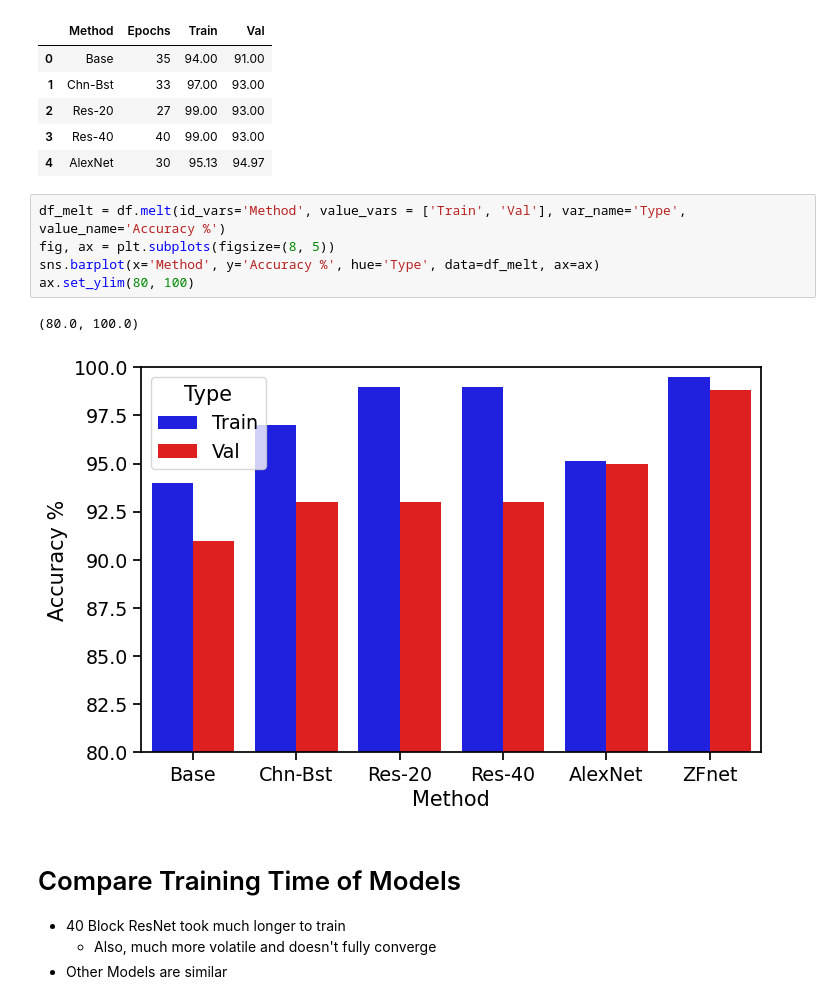
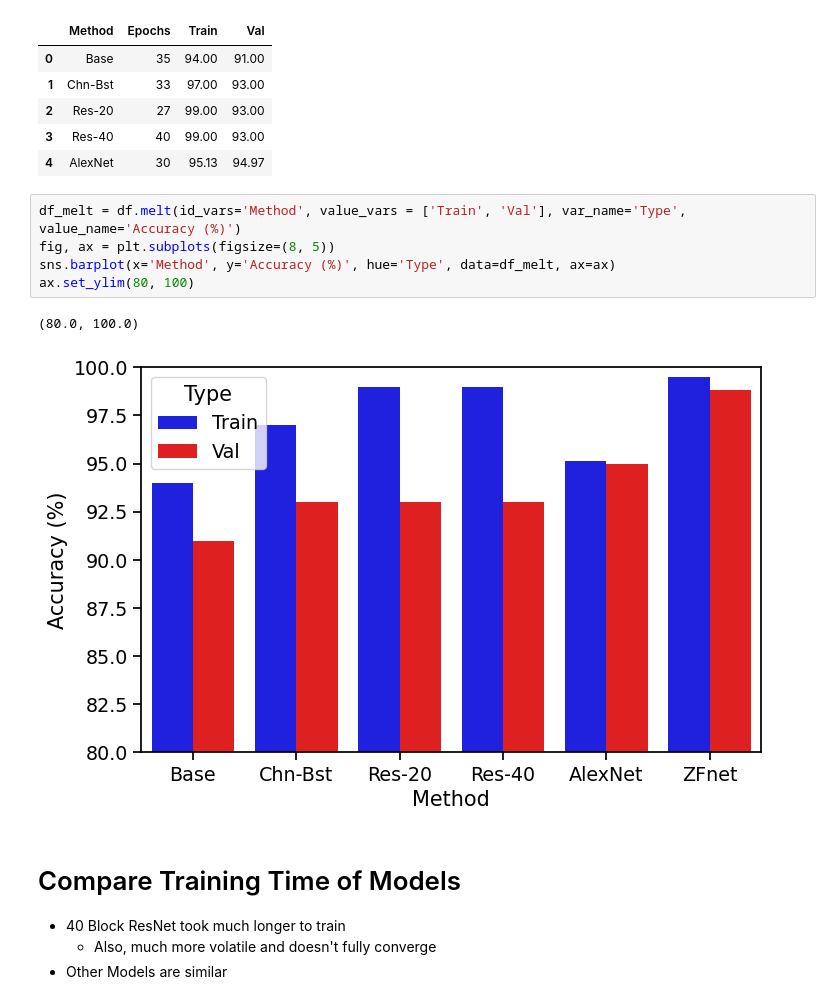
Before and after one commit to ronak-n-desai/lung-cancer-detection, a Jupyter notebook: final-comparison/comparison.ipynb, the cells around one changed output. Cells and saved outputs as stored; diff of their text form.

Commit message:
minor changes to percent sign in comparison plots

```diff
--- a/final-comparison/comparison.ipynb
+++ b/final-comparison/comparison.ipynb
@@ -72,13 +72,13 @@ df.head()
 | 3 | Res-40 | 40 | 99.00 | 93.00 |
 | 4 | AlexNet | 30 | 95.13 | 94.97 |
 # %%
-df_melt = df.melt(id_vars='Method', value_vars = ['Train', 'Val'], var_name='Type', value_name='Accuracy %')
+df_melt = df.melt(id_vars='Method', value_vars = ['Train', 'Val'], var_name='Type', value_name='Accuracy (%)')
 fig, ax = plt.subplots(figsize=(8, 5))
-sns.barplot(x='Method', y='Accuracy %', hue='Type', data=df_melt, ax=ax)
+sns.barplot(x='Method', y='Accuracy (%)', hue='Type', data=df_melt, ax=ax)
 ax.set_ylim(80, 100)
 # %% [output]
 (80.0, 100.0)
-[figure, old version]
+[figure, new version]
 # %% [markdown]
 # Compare Training Time of Models
 - 40 Block ResNet took much longer to train
```
Also changed, not shown: parts of 1 cell of this notebook.
